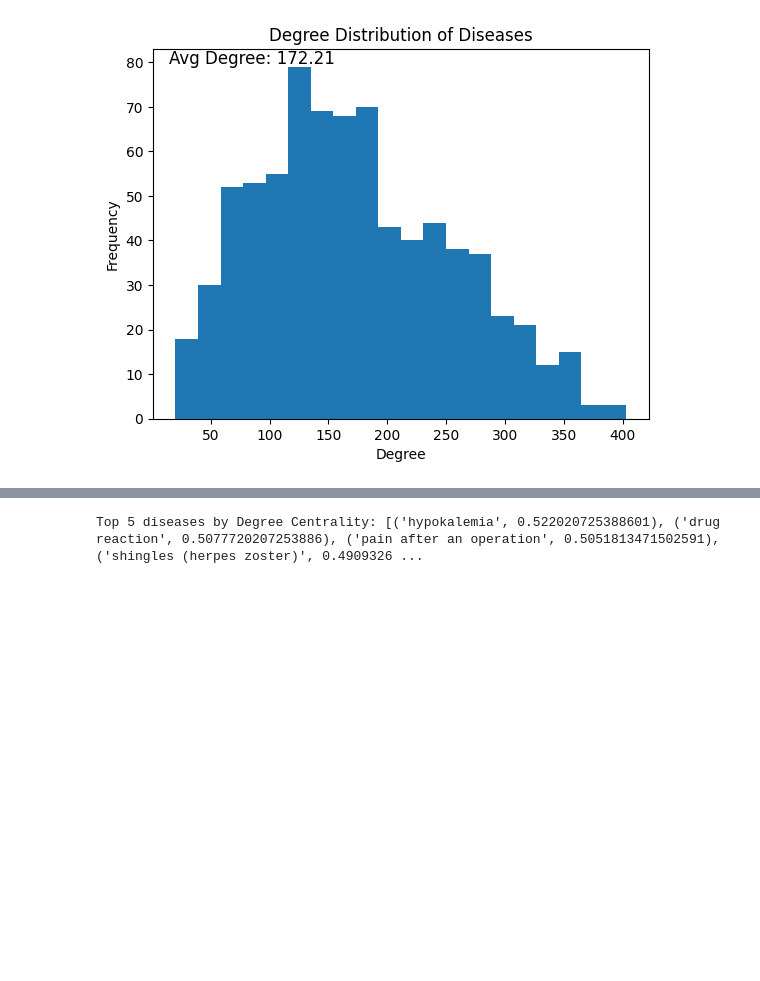
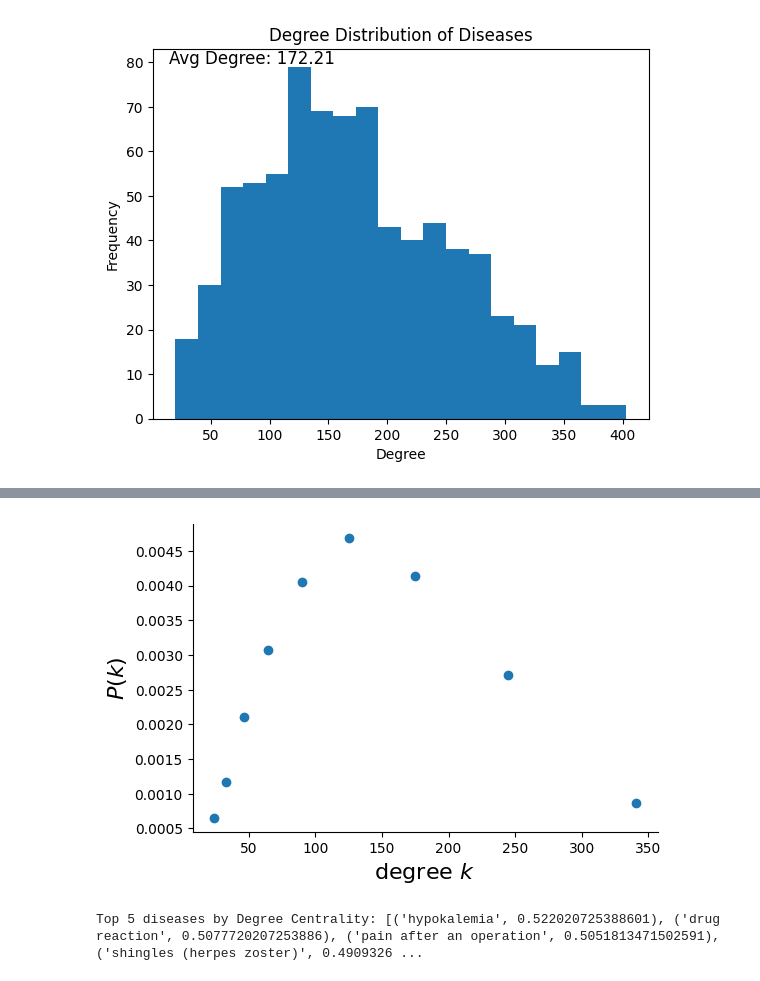
Before and after one commit to ktfr/disease-symptom-network, a Jupyter notebook: PreliminarNetworkAnalysis.ipynb, the cells around one changed output, grey strips where cells are left out. Saved outputs shown, nothing was run; the diff lists cells and outputs as text; code cells hidden in the pictures; blank space fills up the shorter version.

```diff
--- a/PreliminarNetworkAnalysis.ipynb
+++ b/PreliminarNetworkAnalysis.ipynb
@@ -131,3 +193,32 @@ plt.show()
+# %%
+# CODE BELOW TAKEN FROM CPSC 572 LECTURE ON NETWORKX (WINTER 2025)
+# Get 20 logarithmically spaced bins between kmin and kmax
+bin_edges = np.linspace(kmin, kmax, num=10)  # number of bins (num=10) can be changed
+
+# histogram the data into these bins
+density, _ = np.histogram(degrees, bins=bin_edges, density=True)
+# %%
+fig = plt.figure(figsize=(6,4))
+
+# "x" should be midpoint (IN LOG SPACE) of each bin
+log_be = np.log10(bin_edges)
+x = 10**((log_be[1:] + log_be[:-1])/2)
+
+plt.plot(x, density, marker='o', linestyle='none')
+plt.xlabel(r"degree $k$", fontsize=16)
+plt.ylabel(r"$P(k)$", fontsize=16)
+
+# remove right and top boundaries because they're ugly
+ax = plt.gca()
+ax.spines['right'].set_visible(False)
+ax.spines['top'].set_visible(False)
+ax.yaxis.set_ticks_position('left')
+ax.xaxis.set_ticks_position('bottom')
+
+# Show the plot
+plt.show()
+# %% [output]
+[figure, added]
 # %%
 degree_centrality = nx.degree_centrality(G)
 betweenness_centrality = nx.betweenness_centrality(G)
```
Also changed, not shown: parts of 8 cells of this notebook.
